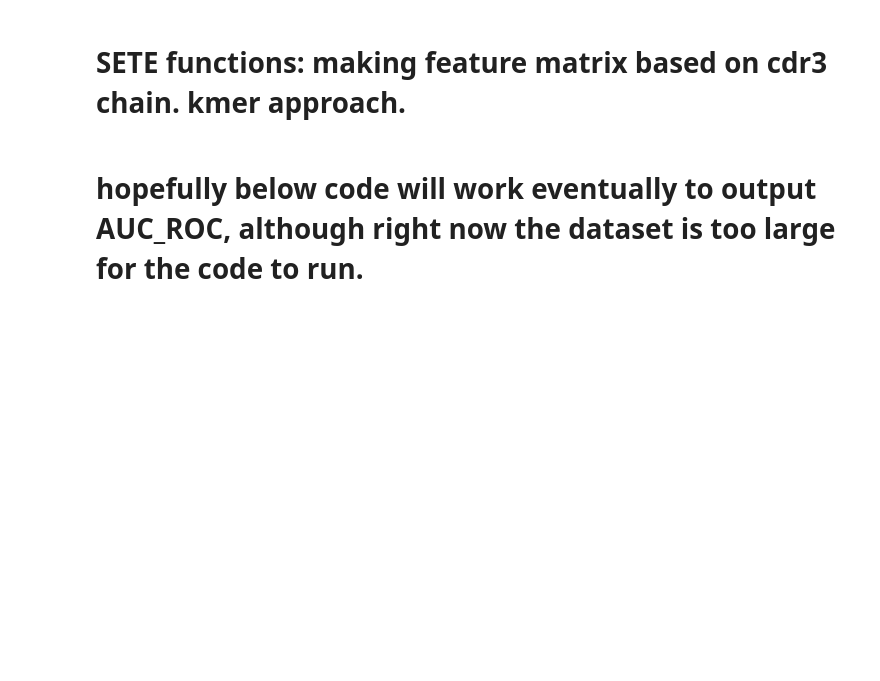
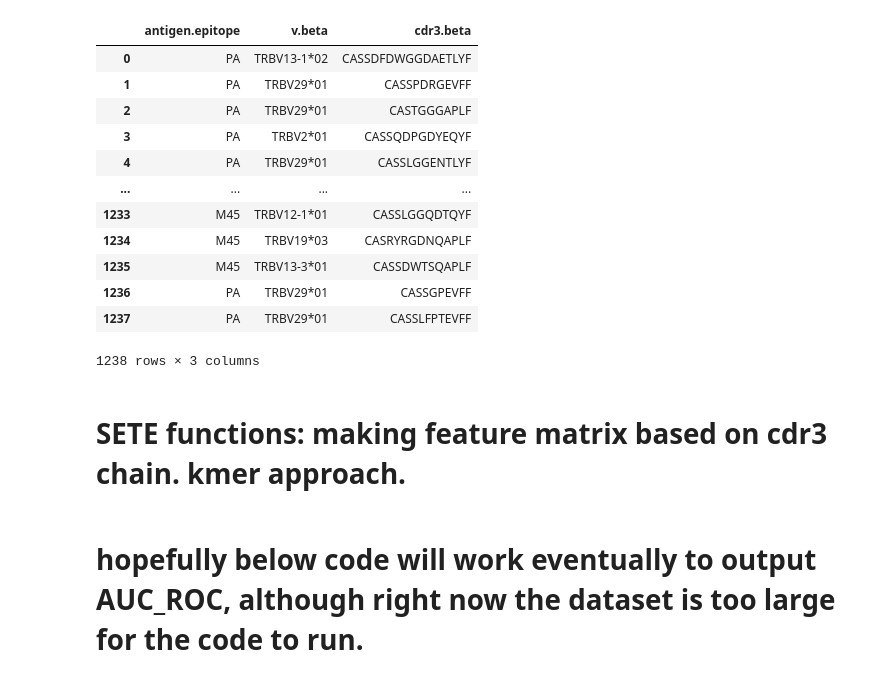
Before and after one commit to UoB-DSMP-2023-24/dsmp-2024-group-13, a Jupyter notebook: initial_SETE_approach.ipynb, the cells around one changed output. Cells and saved outputs as stored; diff of their text form; code cells hidden in the pictures; blank space fills up the shorter version.

```diff
--- a/initial_SETE_approach.ipynb
+++ b/initial_SETE_approach.ipynb
@@ -23,3 +63,27 @@ df_cleaned = preprocess_data(df, relevant_columns=None, drop_duplicates=True)
+# %%
+dash_mouse_file_path = "/Users/joesouber/Downloads/Dash_mouse (1).csv"
+dash_mouse = pd.read_csv(dash_mouse_file_path, sep=',')
+dash_mouse_df = pd.DataFrame(dash_mouse)
+rename_columns = {'cdr3b': 'cdr3.beta', 'vb_gene': 'v.beta', 'epitope':'antigen.epitope'}
+dash_mouse_df = dash_mouse_df.rename(columns=rename_columns)
+dash_mouse_df_cleaned = dash_mouse_df.dropna(subset=['cdr3.beta'])
+dash_mouse_df_cleaned = dash_mouse_df_cleaned.drop_duplicates()
+dash_mouse_df_cleaned.reset_index(drop=True, inplace=True)
+dash_mouse_df_cleaned
+# %% [output]
+|  | antigen.epitope | v.beta | cdr3.beta |
+| 0 | PA | TRBV13-1*02 | CASSDFDWGGDAETLYF |
+| 1 | PA | TRBV29*01 | CASSPDRGEVFF |
+| 2 | PA | TRBV29*01 | CASTGGGAPLF |
+| 3 | PA | TRBV2*01 | CASSQDPGDYEQYF |
+| 4 | PA | TRBV29*01 | CASSLGGENTLYF |
+| ... | ... | ... | ... |
+| 1233 | M45 | TRBV12-1*01 | CASSLGGQDTQYF |
+| 1234 | M45 | TRBV19*03 | CASRYRGDNQAPLF |
+| 1235 | M45 | TRBV13-3*01 | CASSDWTSQAPLF |
+| 1236 | PA | TRBV29*01 | CASSGPEVFF |
+| 1237 | PA | TRBV29*01 | CASSLFPTEVFF |
+1238 rows × 3 columns
 # %% [markdown]
 # SETE functions: making feature matrix based on cdr3 chain. kmer approach.
 # %%
```
Also changed, not shown: parts of 9 cells of this notebook.
